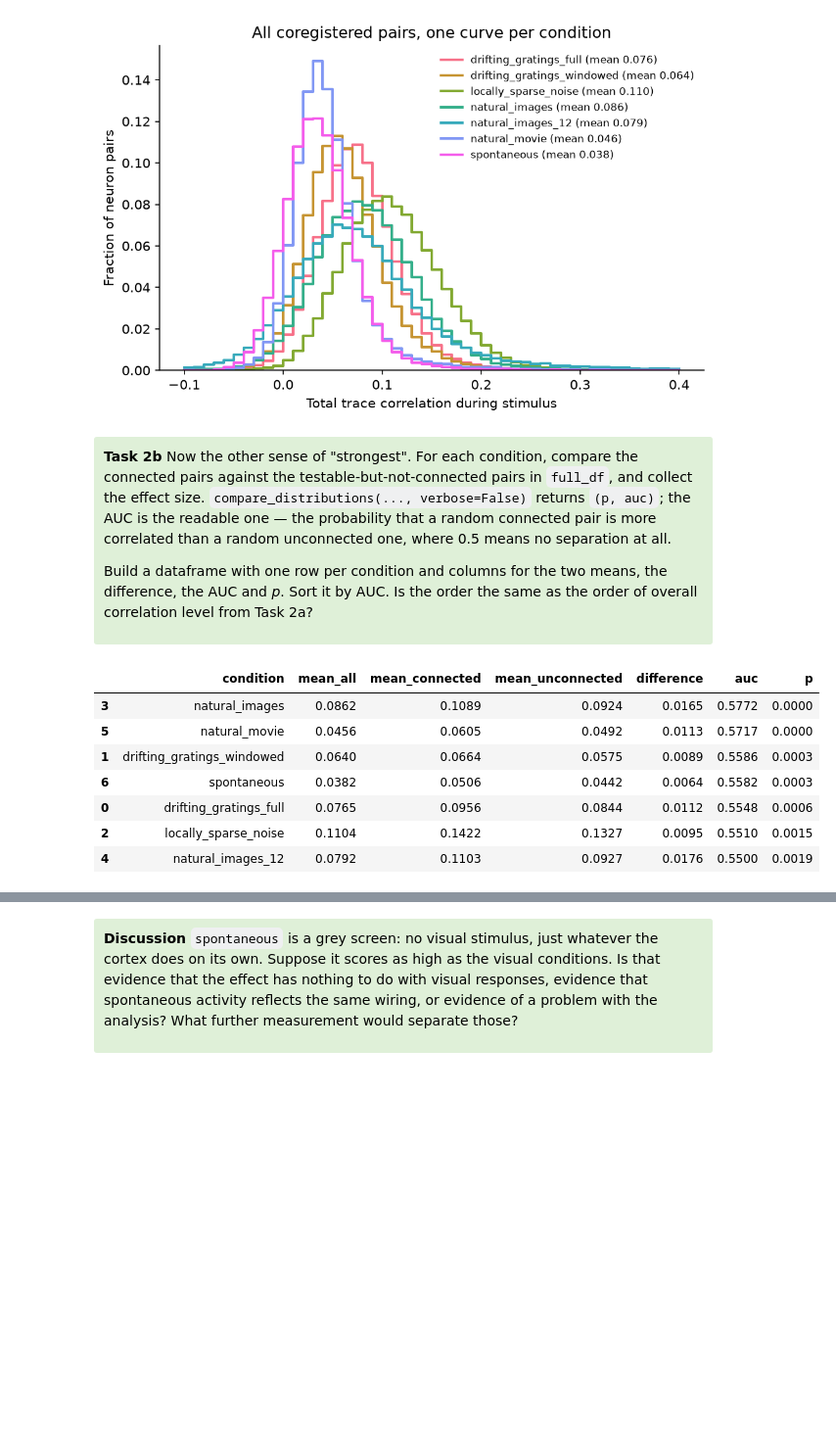
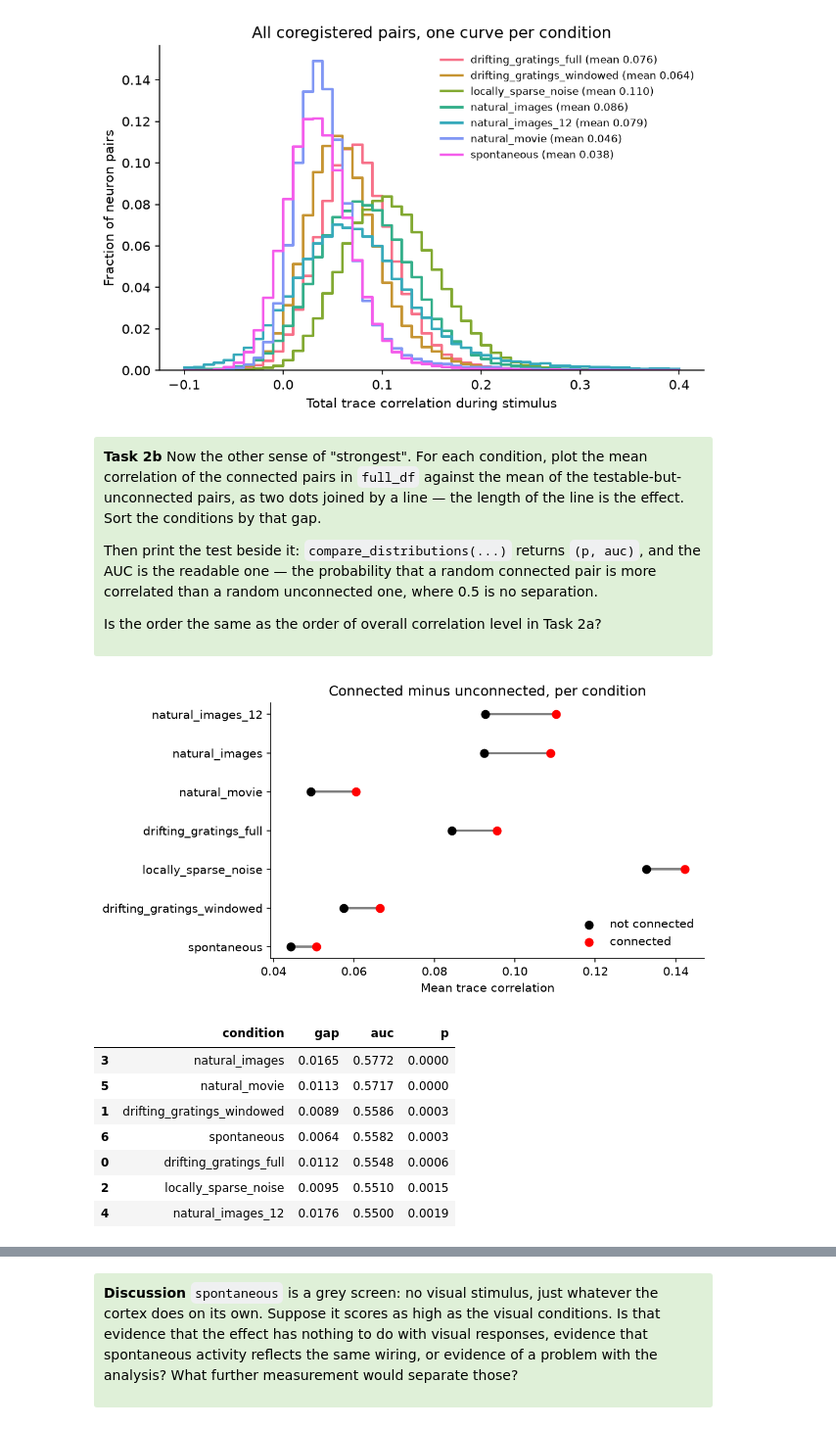
Before and after one commit to AllenSWDB/SWDB_2026_Connectomics, a Jupyter notebook: code/solutions/Exercise_2 - Solutions.ipynb, the cells around one changed output, grey strips where cells are left out. Shown at 98% size. Saved outputs shown, nothing was run; the diff lists cells and outputs as text; code cells hidden in the pictures; blank space fills up the shorter version.

```diff
--- a/code/solutions/Exercise_2 - Solutions.ipynb
+++ b/code/solutions/Exercise_2 - Solutions.ipynb
@@ -262,7 +232,7 @@ knowing what is in the table.
 </div>
 # %%
 def build_pair_table(pre_cell_df, post_cell_df=None, max_distance=500, n_bins=100):
-    """Module 2 Parts 1-3, as one call. See the text above for the columns.
+    """Module 2b Parts 1-3, as one call. See the text above for the columns.
 
     Returns (full_df, conn_df, testable_distance_df).
     """
@@ -323,3 +293,14 @@ def build_pair_table(pre_cell_df, post_cell_df=None, max_distance=500, n_bins=10
     full_df = pd.merge(full_df, probability_df, on="bin_id")
 
     return full_df, conn_df, testable_distance_df
+
+
+# Rebuilding the Module 2b analysis set: L3-IT to L3-IT
+sub_cell_df = cell_df[cell_df["cell_type"] == "L3-IT"]
+
+full_df, conn_df, testable_distance_df = build_pair_table(sub_cell_df)
+
+print(f"{len(sub_cell_df):>10,} L3-IT cells")
+print(f"{len(testable_distance_df):>10,} testable L3-IT pairs")
+print(f"{len(full_df):>10,} of those are coregistered")
+print(f"{int(full_df['connected'].sum()):>10,} of those are connected")
@@ -525,46 +438,61 @@ plt.show()
 # %% [markdown]
 <div style="background: #DFF0D8; border-radius: 3px; padding: 10px;">
 
-<p><b>Task 2b</b> Now the other sense of "strongest". For each condition, compare the
-connected pairs against the testable-but-not-connected pairs in <code>full_df</code>, and
-collect the effect size. <code>compare_distributions(..., verbose=False)</code> returns
-<code>(p, auc)</code>; the AUC is the readable one &mdash; the probability that a random
-connected pair is more correlated than a random unconnected one, where 0.5 means no
-separation at all.
-<p>Build a dataframe with one row per condition and columns for the two means, the
-difference, the AUC and <i>p</i>. Sort it by AUC. Is the order the same as the order of overall
-correlation level from Task 2a?
+<p><b>Task 2b</b> Now the other sense of "strongest". For each condition, plot the mean
+correlation of the connected pairs in <code>full_df</code> against the mean of the
+testable-but-unconnected pairs, as two dots joined by a line &mdash; the length of the line
+is the effect. Sort the conditions by that gap.
+<p>Then print the test beside it: <code>compare_distributions(...)</code> returns
+<code>(p, auc)</code>, and the AUC is the readable one &mdash; the probability that a random
+connected pair is more correlated than a random unconnected one, where 0.5 is no separation.
+<p>Is the order the same as the order of overall correlation level in Task 2a?
 
 </div>
 # %%
 rows = []
 for condition in stimulus_conditions:
     connected = full_df.loc[full_df["connected"], condition].dropna()
     unconnected = full_df.loc[~full_df["connected"], condition].dropna()
     p, auc = compare_distributions(connected, unconnected, verbose=False)
     rows.append(
         {
             "condition": condition,
             "mean_all": corr_coreg_df[condition].mean(),
-            "mean_connected": connected.mean(),
-            "mean_unconnected": unconnected.mean(),
-            "difference": connected.mean() - unconnected.mean(),
+            "unconnected": unconnected.mean(),
+            "connected": connected.mean(),
+            "gap": connected.mean() - unconnected.mean(),
             "auc": auc,
             "p": p,
         }
     )
 
-separation_df = pd.DataFrame(rows).sort_values("auc", ascending=False)
-separation_df.round(4)
+gap_df = pd.DataFrame(rows).sort_values("gap")
+
+fig, ax = plt.subplots(figsize=(7.5, 4), dpi=150)
+
+y = np.arange(len(gap_df))
+ax.hlines(y, gap_df["unconnected"], gap_df["connected"], color="grey", lw=2, zorder=1)
+ax.scatter(gap_df["unconnected"], y, color="k", s=45, label="not connected", zorder=2)
+ax.scatter(gap_df["connected"], y, color="r", s=45, label="connected", zorder=2)
+
+ax.set_yticks(y, gap_df["condition"])
+ax.legend(frameon=False, loc="lower right")
+ax.set(xlabel="Mean trace correlation", title="Connected minus unconnected, per condition")
+sns.despine()
+plt.tight_layout()
+plt.show()
+
+gap_df.sort_values("auc", ascending=False)[["condition", "gap", "auc", "p"]].round(4)
 # %% [output]
+[figure, added]
-|  | condition | mean_all | mean_connected | mean_unconnected | difference | auc | p |
-| 3 | natural_images | 0.0862 | 0.1089 | 0.0924 | 0.0165 | 0.5772 | 0.0000 |
-| 5 | natural_movie | 0.0456 | 0.0605 | 0.0492 | 0.0113 | 0.5717 | 0.0000 |
-| 1 | drifting_gratings_windowed | 0.0640 | 0.0664 | 0.0575 | 0.0089 | 0.5586 | 0.0003 |
-| 6 | spontaneous | 0.0382 | 0.0506 | 0.0442 | 0.0064 | 0.5582 | 0.0003 |
-| 0 | drifting_gratings_full | 0.0765 | 0.0956 | 0.0844 | 0.0112 | 0.5548 | 0.0006 |
-| 2 | locally_sparse_noise | 0.1104 | 0.1422 | 0.1327 | 0.0095 | 0.5510 | 0.0015 |
-| 4 | natural_images_12 | 0.0792 | 0.1103 | 0.0927 | 0.0176 | 0.5500 | 0.0019 |
+|  | condition | gap | auc | p |
+| 3 | natural_images | 0.0165 | 0.5772 | 0.0000 |
+| 5 | natural_movie | 0.0113 | 0.5717 | 0.0000 |
+| 1 | drifting_gratings_windowed | 0.0089 | 0.5586 | 0.0003 |
+| 6 | spontaneous | 0.0064 | 0.5582 | 0.0003 |
+| 0 | drifting_gratings_full | 0.0112 | 0.5548 | 0.0006 |
+| 2 | locally_sparse_noise | 0.0095 | 0.5510 | 0.0015 |
+| 4 | natural_images_12 | 0.0176 | 0.5500 | 0.0019 |
 # %% [markdown]
 <div style="border-left: 3px solid #000; padding: 1px; padding-left: 10px; background: #F0FAFF; ">
 
```
Also changed, not shown: parts of 47 cells of this notebook, 1 other file.
